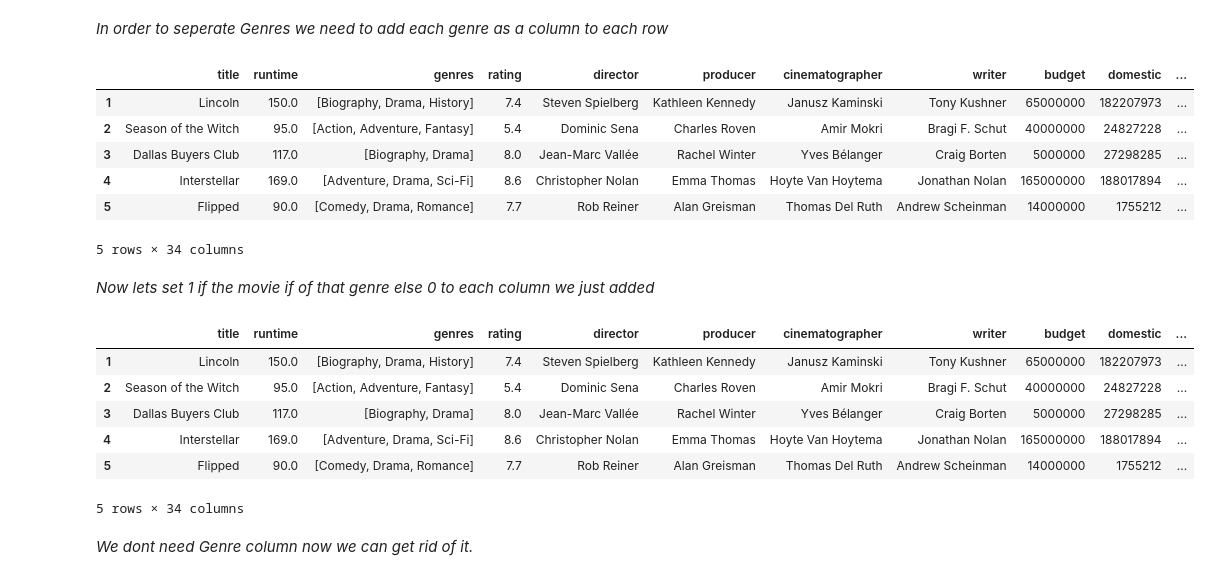
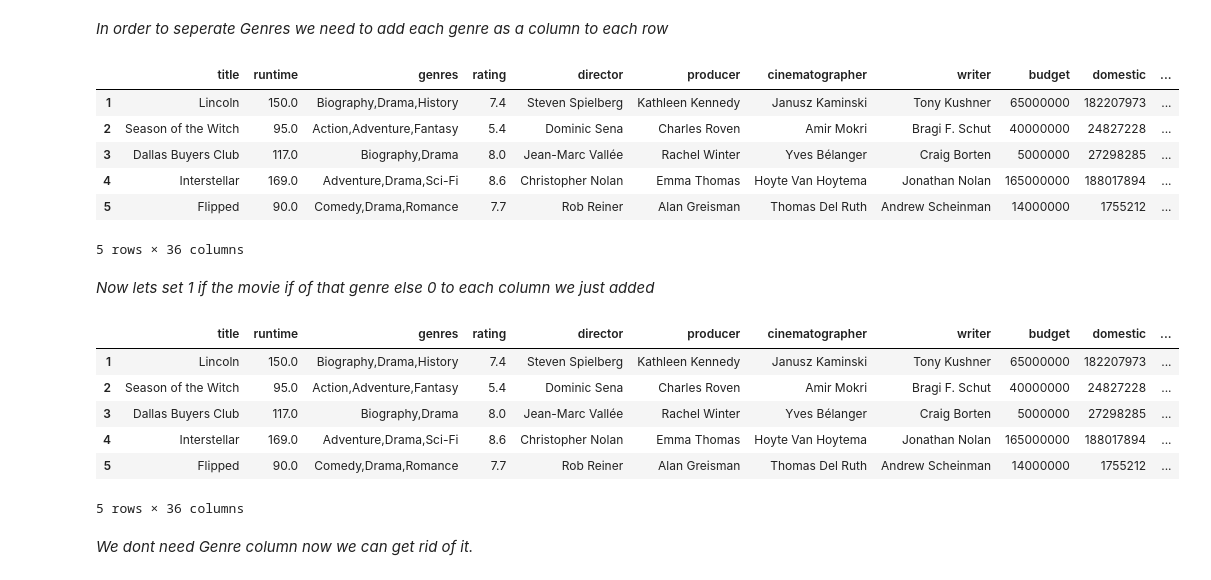
Before and after one commit to avithekkc/P1-moive-data-analysis, a Jupyter notebook: data-cleaning.ipynb, the cells around one changed output. Saved outputs shown, nothing was run; the diff lists cells and outputs as text; code cells hidden in the pictures.

```diff
--- a/data-cleaning.ipynb
+++ b/data-cleaning.ipynb
@@ -180,7 +180,7 @@ Try using .loc[row_indexer,col_indexer] = value instead
 See the caveats in the documentation: https://pandas.pydata.org/pandas-docs/stable/user_guide/indexing.html#returning-a-view-versus-a-copy
   """Entry point for launching an IPython kernel.
 # %%
-df_tn_movie_budgets = df_tn_movie_budgets[['id','release_date','movie','production_budget','domestic_gross','foreign','worldwide_gross','year']]
+df_tn_movie_budgets = df_tn_movie_budgets[['id','release_date','movie','production_budget','domestic_gross','foreign','worldwide_gross','ROI','year']]
 # %%
 df_tn_movie_budgets.head()
 # %% [output]
@@ -676,4 +676,3 @@ print(all_genres)
 # %%
-df['genres'] = df['genres'].apply(lambda x: x.split(','))
-df
+df['genre_list'] = df['genres'].apply(lambda x: x.split(','))
 # %% [output]
@@ -699,29 +697,29 @@ for genre in all_genres:
 df.head()
 # %% [output]
 |  | title | runtime | genres | rating | director | producer | cinematographer | writer | budget | domestic | ... |
-| 1 | Lincoln | 150.0 | [Biography, Drama, History] | 7.4 | Steven Spielberg | Kathleen Kennedy | Janusz Kaminski | Tony Kushner | 65000000 | 182207973 | ... |
-| 2 | Season of the Witch | 95.0 | [Action, Adventure, Fantasy] | 5.4 | Dominic Sena | Charles Roven | Amir Mokri | Bragi F. Schut | 40000000 | 24827228 | ... |
-| 3 | Dallas Buyers Club | 117.0 | [Biography, Drama] | 8.0 | Jean-Marc Vallée | Rachel Winter | Yves Bélanger | Craig Borten | 5000000 | 27298285 | ... |
-| 4 | Interstellar | 169.0 | [Adventure, Drama, Sci-Fi] | 8.6 | Christopher Nolan | Emma Thomas | Hoyte Van Hoytema | Jonathan Nolan | 165000000 | 188017894 | ... |
-| 5 | Flipped | 90.0 | [Comedy, Drama, Romance] | 7.7 | Rob Reiner | Alan Greisman | Thomas Del Ruth | Andrew Scheinman | 14000000 | 1755212 | ... |
+| 1 | Lincoln | 150.0 | Biography,Drama,History | 7.4 | Steven Spielberg | Kathleen Kennedy | Janusz Kaminski | Tony Kushner | 65000000 | 182207973 | ... |
+| 2 | Season of the Witch | 95.0 | Action,Adventure,Fantasy | 5.4 | Dominic Sena | Charles Roven | Amir Mokri | Bragi F. Schut | 40000000 | 24827228 | ... |
+| 3 | Dallas Buyers Club | 117.0 | Biography,Drama | 8.0 | Jean-Marc Vallée | Rachel Winter | Yves Bélanger | Craig Borten | 5000000 | 27298285 | ... |
+| 4 | Interstellar | 169.0 | Adventure,Drama,Sci-Fi | 8.6 | Christopher Nolan | Emma Thomas | Hoyte Van Hoytema | Jonathan Nolan | 165000000 | 188017894 | ... |
+| 5 | Flipped | 90.0 | Comedy,Drama,Romance | 7.7 | Rob Reiner | Alan Greisman | Thomas Del Ruth | Andrew Scheinman | 14000000 | 1755212 | ... |
-5 rows × 34 columns
+5 rows × 36 columns
 # %% [markdown]
 _Now lets set 1 if the movie if of that genre else 0 to each column we just added_
 # %%
 for i, r in df.iterrows():
-    if r['genres']:
-        for g in r['genres']:
+    if r['genre_list']:
+        for g in r['genre_list']:
             df.loc[i,g] = 1
 
 df.head(5)
 # %% [output]
 |  | title | runtime | genres | rating | director | producer | cinematographer | writer | budget | domestic | ... |
-| 1 | Lincoln | 150.0 | [Biography, Drama, History] | 7.4 | Steven Spielberg | Kathleen Kennedy | Janusz Kaminski | Tony Kushner | 65000000 | 182207973 | ... |
-| 2 | Season of the Witch | 95.0 | [Action, Adventure, Fantasy] | 5.4 | Dominic Sena | Charles Roven | Amir Mokri | Bragi F. Schut | 40000000 | 24827228 | ... |
-| 3 | Dallas Buyers Club | 117.0 | [Biography, Drama] | 8.0 | Jean-Marc Vallée | Rachel Winter | Yves Bélanger | Craig Borten | 5000000 | 27298285 | ... |
-| 4 | Interstellar | 169.0 | [Adventure, Drama, Sci-Fi] | 8.6 | Christopher Nolan | Emma Thomas | Hoyte Van Hoytema | Jonathan Nolan | 165000000 | 188017894 | ... |
-| 5 | Flipped | 90.0 | [Comedy, Drama, Romance] | 7.7 | Rob Reiner | Alan Greisman | Thomas Del Ruth | Andrew Scheinman | 14000000 | 1755212 | ... |
+| 1 | Lincoln | 150.0 | Biography,Drama,History | 7.4 | Steven Spielberg | Kathleen Kennedy | Janusz Kaminski | Tony Kushner | 65000000 | 182207973 | ... |
+| 2 | Season of the Witch | 95.0 | Action,Adventure,Fantasy | 5.4 | Dominic Sena | Charles Roven | Amir Mokri | Bragi F. Schut | 40000000 | 24827228 | ... |
+| 3 | Dallas Buyers Club | 117.0 | Biography,Drama | 8.0 | Jean-Marc Vallée | Rachel Winter | Yves Bélanger | Craig Borten | 5000000 | 27298285 | ... |
+| 4 | Interstellar | 169.0 | Adventure,Drama,Sci-Fi | 8.6 | Christopher Nolan | Emma Thomas | Hoyte Van Hoytema | Jonathan Nolan | 165000000 | 188017894 | ... |
+| 5 | Flipped | 90.0 | Comedy,Drama,Romance | 7.7 | Rob Reiner | Alan Greisman | Thomas Del Ruth | Andrew Scheinman | 14000000 | 1755212 | ... |
-5 rows × 34 columns
+5 rows × 36 columns
 # %%
 all_genres = list(all_genres)
 
```
Also changed, not shown: parts of 11 cells of this notebook, 2 other files.
